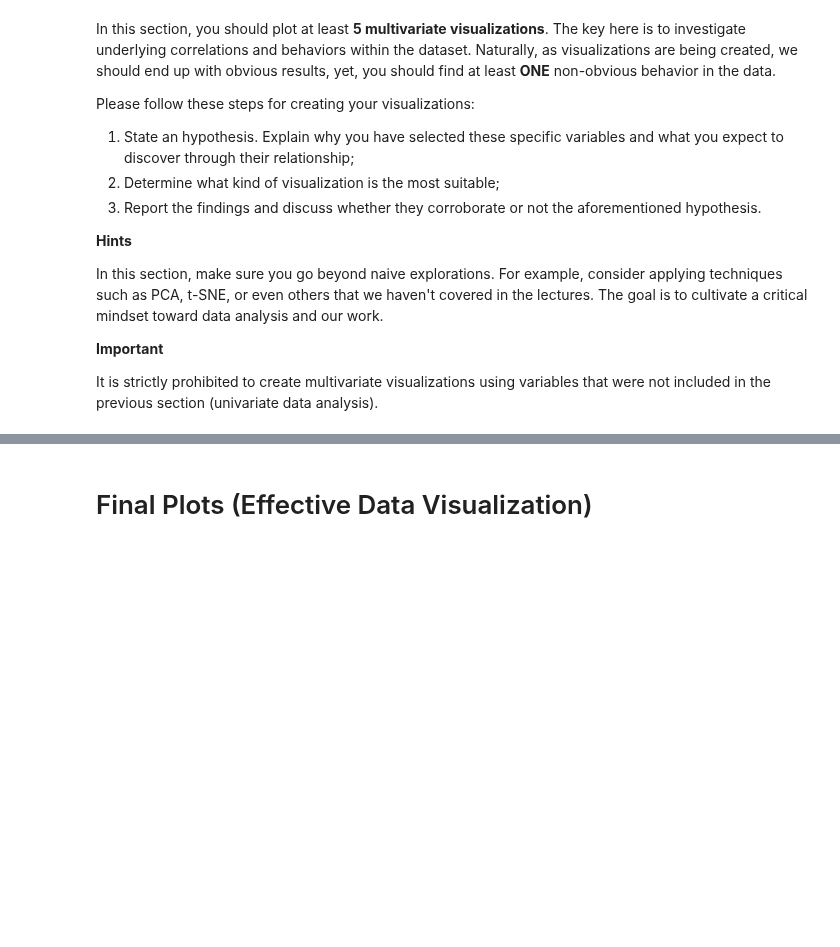
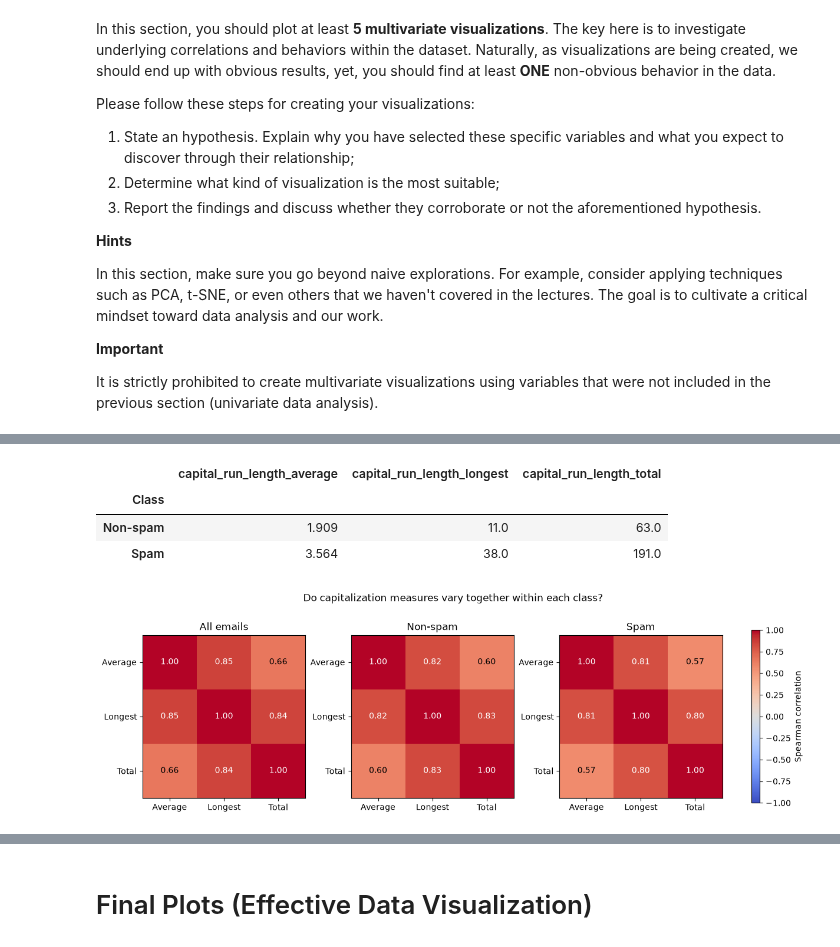
Before and after one commit to tuchanski/spambase-classification, a Jupyter notebook: main.ipynb, the cells around one changed output, grey strips where cells are left out. Drawn from its saved outputs; the diff is of its cells as text; code cells hidden in the pictures; blank space fills up the shorter version.

```diff
--- a/main.ipynb
+++ b/main.ipynb
@@ -519,0 +759,33 @@ It is strictly prohibited to create multivariate visualizations using variables
+# %%
+capitalization = univariate_groups["Capitalization"]
+display(multivariate_data.groupby("Class")[capitalization].median()
+        .rename(index=class_names).round(3))
+
+capitalization_groups = {
+    "All emails": multivariate_data,
+    "Non-spam": multivariate_data.loc[multivariate_data["Class"].eq(0)],
+    "Spam": multivariate_data.loc[multivariate_data["Class"].eq(1)],
+}
+capitalization_correlations = {}
+fig, axes = plt.subplots(1, 3, figsize=(12, 4), layout="constrained")
+for ax, (name, group) in zip(axes, capitalization_groups.items()):
+    correlation = group[capitalization].corr(method="spearman")
+    capitalization_correlations[name] = correlation
+    heatmap = ax.imshow(correlation, vmin=-1, vmax=1, cmap="coolwarm")
+    ax.set_xticks(range(3), ["Average", "Longest", "Total"])
+    ax.set_yticks(range(3), ["Average", "Longest", "Total"])
+    ax.set_title(name)
+    for row in range(3):
+        for column in range(3):
+            value = correlation.iloc[row, column]
+            ax.text(column, row, f"{value:.2f}", ha="center", va="center",
+                    color="white" if abs(value) > 0.7 else "black")
+fig.colorbar(heatmap, ax=axes, label="Spearman correlation", shrink=0.8)
+fig.suptitle("Do capitalization measures vary together within each class?")
+plt.show()
+# %% [output]
+|  | capital_run_length_average | capital_run_length_longest | capital_run_length_total |
+| Class |  |  |  |
+| Non-spam | 1.909 | 11.0 | 63.0 |
+| Spam | 3.564 | 38.0 | 191.0 |
+[figure, added]
```
Also changed, not shown: parts of 64 cells of this notebook.
